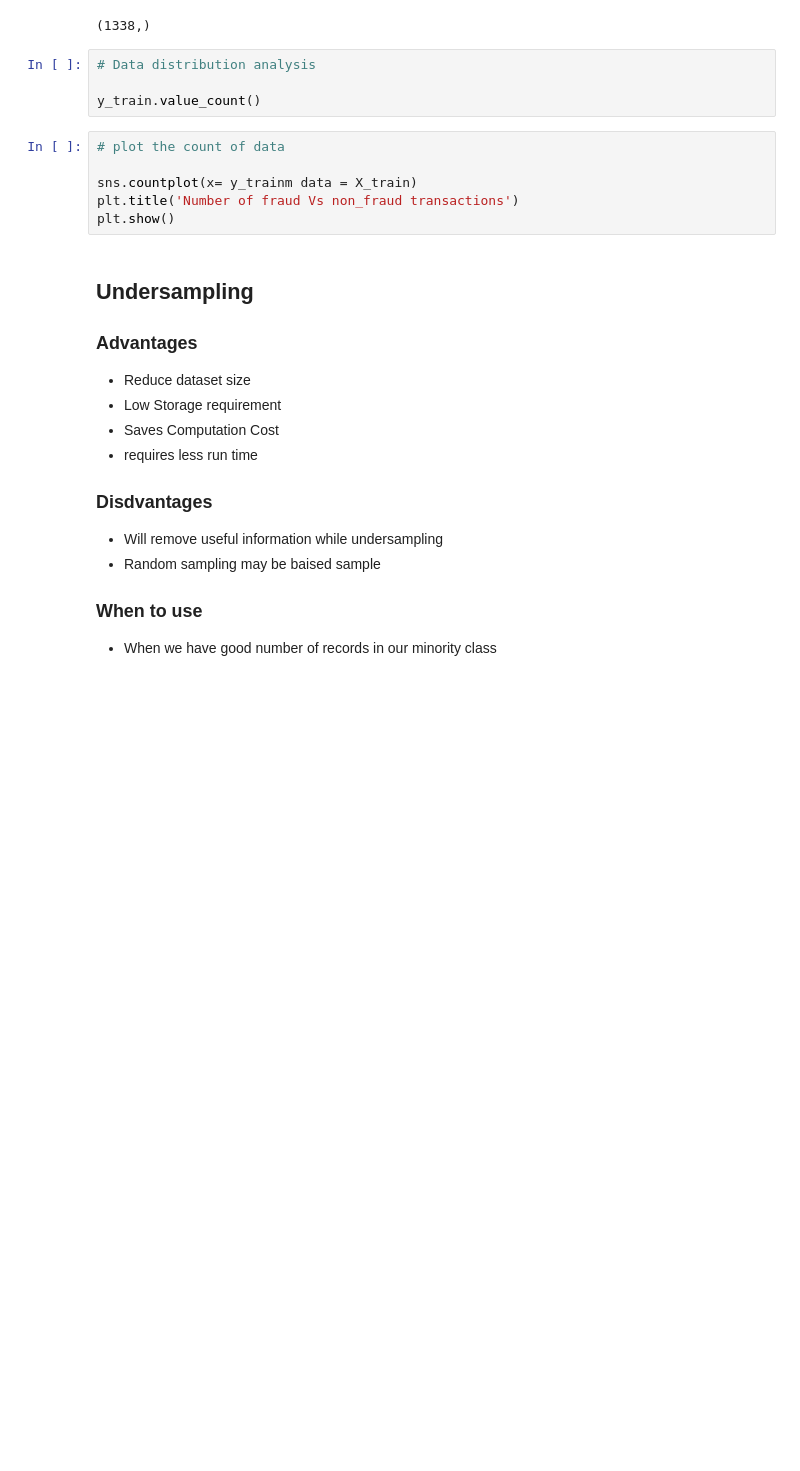
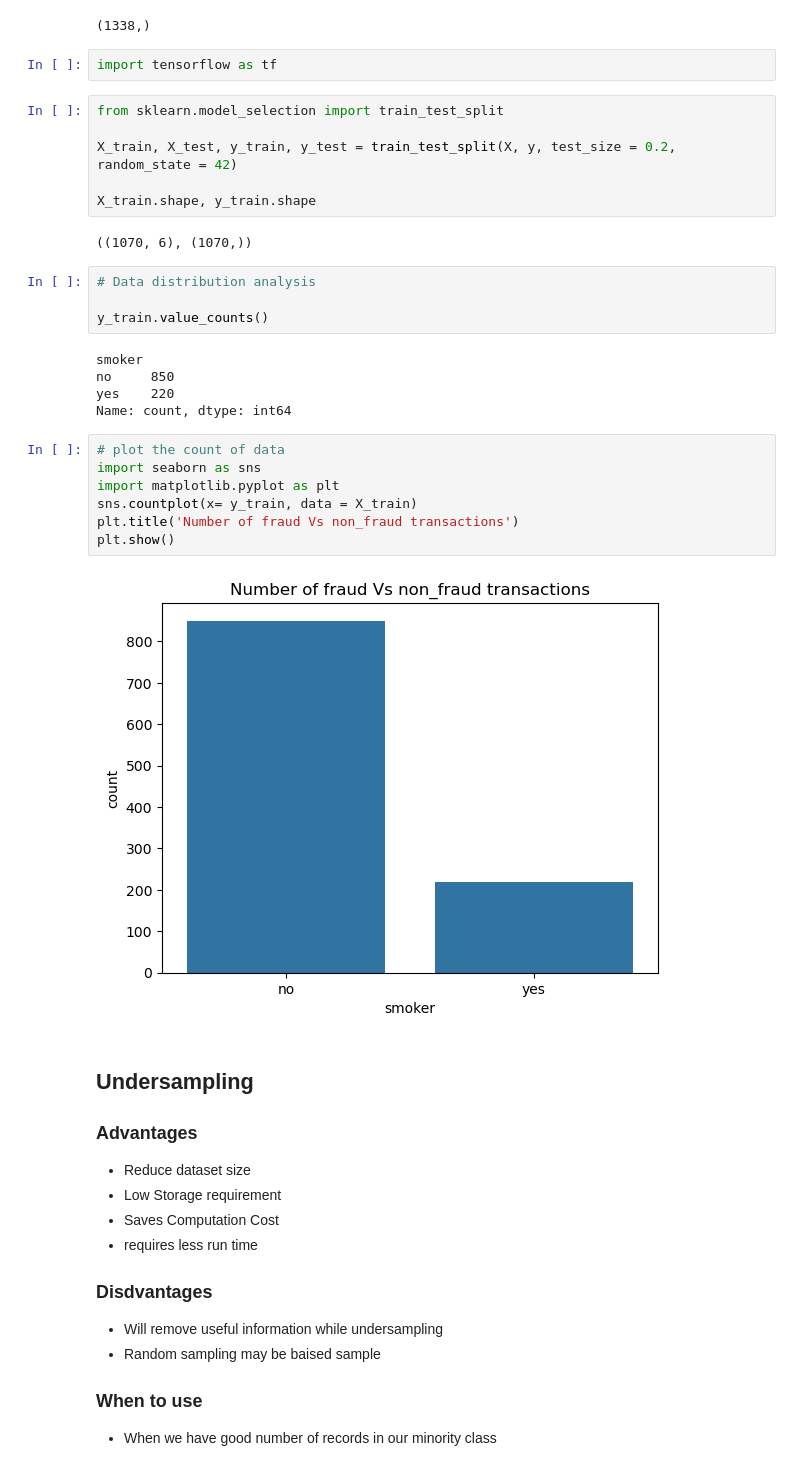
Before and after one commit to Malinda1/data_preprocessing, a Jupyter notebook: data preprocessing.ipynb, the cells around one changed output. Cells and saved outputs as stored; diff of their text form; blank space fills up the shorter version.

```diff
--- a/data preprocessing.ipynb
+++ b/data preprocessing.ipynb
@@ -724,16 +724,34 @@ X.shape
 y.shape
 # %% [output]
 (1338,)
+# %%
+import tensorflow as tf
+# %%
+from sklearn.model_selection import train_test_split
+
+X_train, X_test, y_train, y_test = train_test_split(X, y, test_size = 0.2, random_state = 42)
+
+X_train.shape, y_train.shape
+# %% [output]
+((1070, 6), (1070,))
 # %%
 # Data distribution analysis
 
-y_train.value_count()
+y_train.value_counts()
+# %% [output]
+smoker
+no     850
+yes    220
+Name: count, dtype: int64
 # %%
 # plot the count of data
-
-sns.countplot(x= y_trainm data = X_train)
+import seaborn as sns
+import matplotlib.pyplot as plt
+sns.countplot(x= y_train, data = X_train)
 plt.title('Number of fraud Vs non_fraud transactions')
 plt.show()
+# %% [output]
+[figure, added]
 # %% [markdown]
 ## Undersampling
 
```
Also changed, not shown: parts of 8 cells of this notebook.
